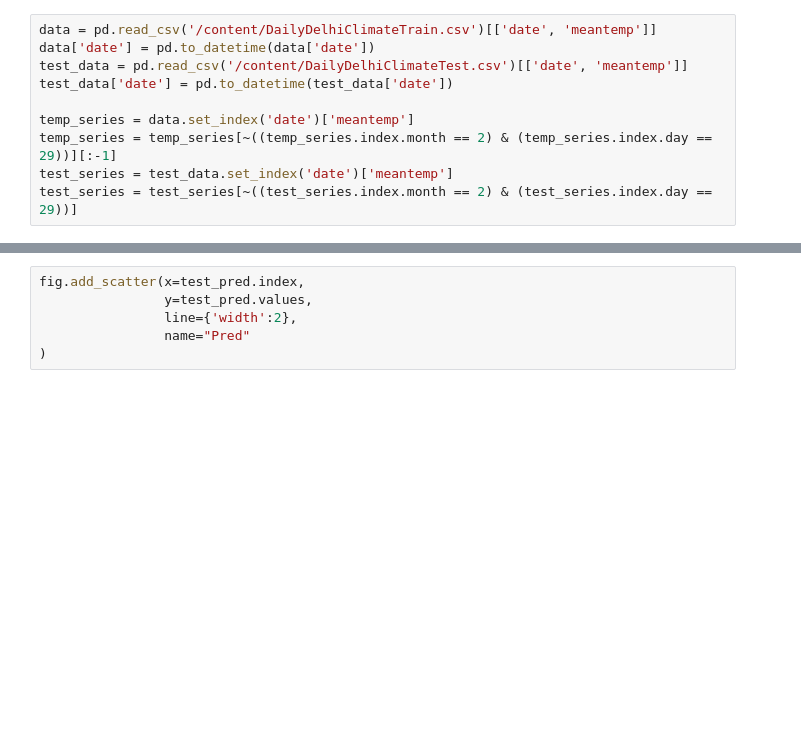
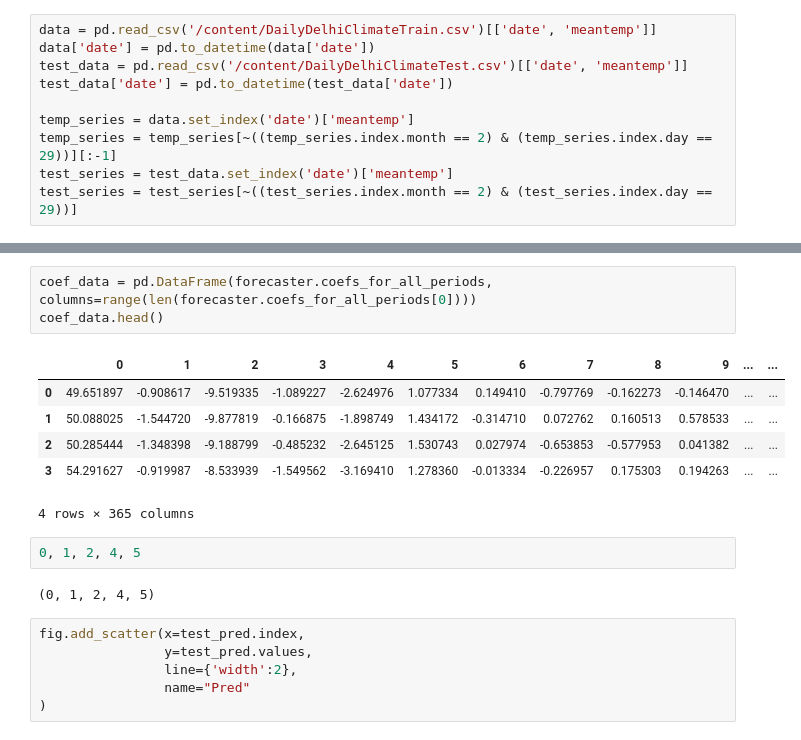
Before and after one commit to Zasegor/fourier-series-prediction, a Jupyter notebook: main.ipynb, the cells around one changed output, grey strips where cells are left out. Drawn from its saved outputs; the diff is of its cells as text; blank space fills up the shorter version.

```diff
--- a/main.ipynb
+++ b/main.ipynb
@@ -421,6 +575,20 @@ Maximum Likelihood optimization failed to converge. Check mle_retvals
 MAE: 2.56, MAPE: 0.118
 Maximum Likelihood optimization failed to converge. Check mle_retvals
 [interactive output not drawn]
+# %%
+coef_data = pd.DataFrame(forecaster.coefs_for_all_periods, columns=range(len(forecaster.coefs_for_all_periods[0])))
+coef_data.head()
+# %% [output]
+|  | 0 | 1 | 2 | 3 | 4 | 5 | 6 | 7 | 8 | 9 | ... | ... |
+| 0 | 49.651897 | -0.908617 | -9.519335 | -1.089227 | -2.624976 | 1.077334 | 0.149410 | -0.797769 | -0.162273 | -0.146470 | ... | ... |
+| 1 | 50.088025 | -1.544720 | -9.877819 | -0.166875 | -1.898749 | 1.434172 | -0.314710 | 0.072762 | 0.160513 | 0.578533 | ... | ... |
+| 2 | 50.285444 | -1.348398 | -9.188799 | -0.485232 | -2.645125 | 1.530743 | 0.027974 | -0.653853 | -0.577953 | 0.041382 | ... | ... |
+| 3 | 54.291627 | -0.919987 | -8.533939 | -1.549562 | -3.169410 | 1.278360 | -0.013334 | -0.226957 | 0.175303 | 0.194263 | ... | ... |
+4 rows × 365 columns
+# %%
+0, 1, 2, 4, 5
+# %% [output]
+(0, 1, 2, 4, 5)
 # %%
 fig.add_scatter(x=test_pred.index,
                 y=test_pred.values,
```
Also changed, not shown: parts of 19 cells of this notebook.
